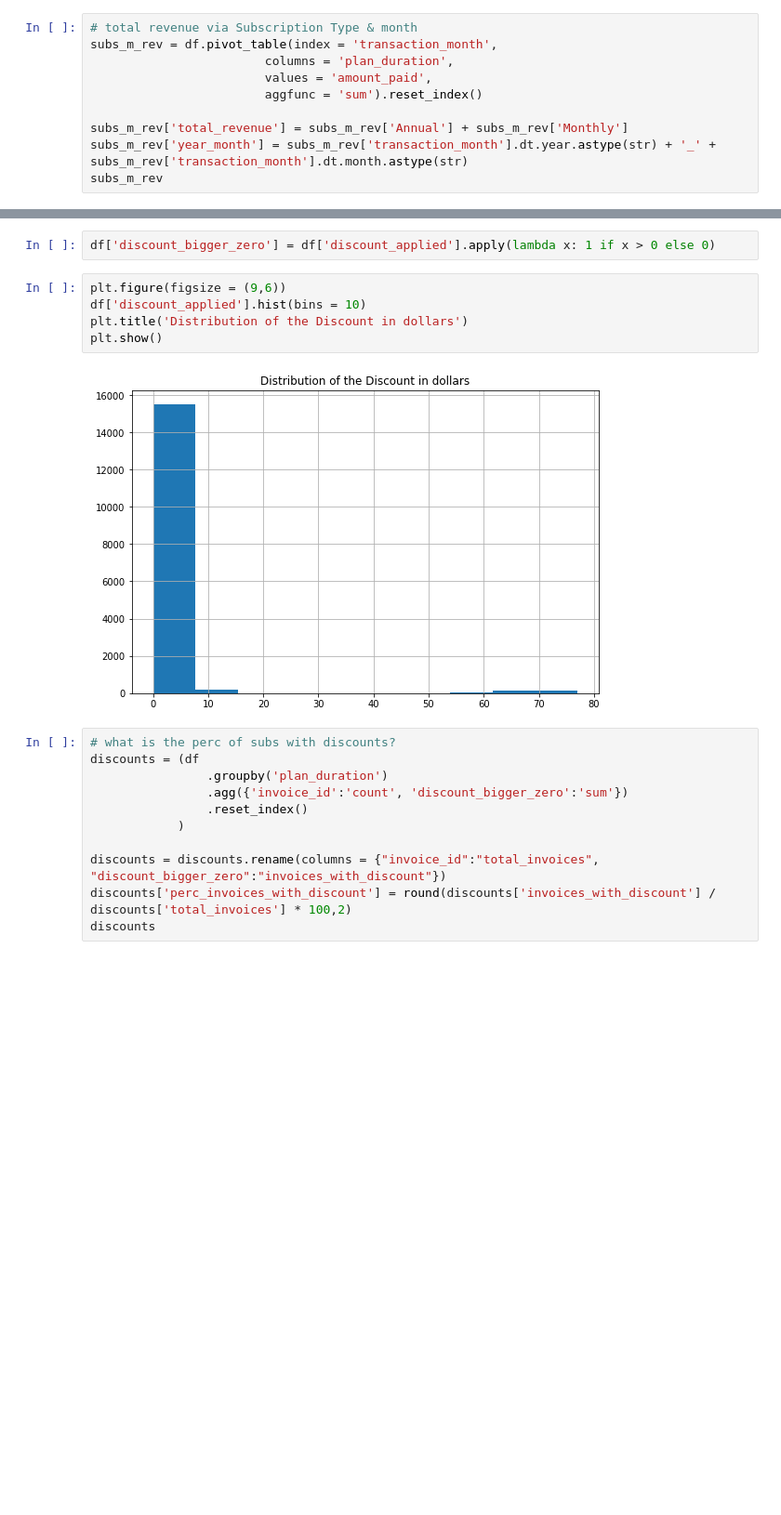
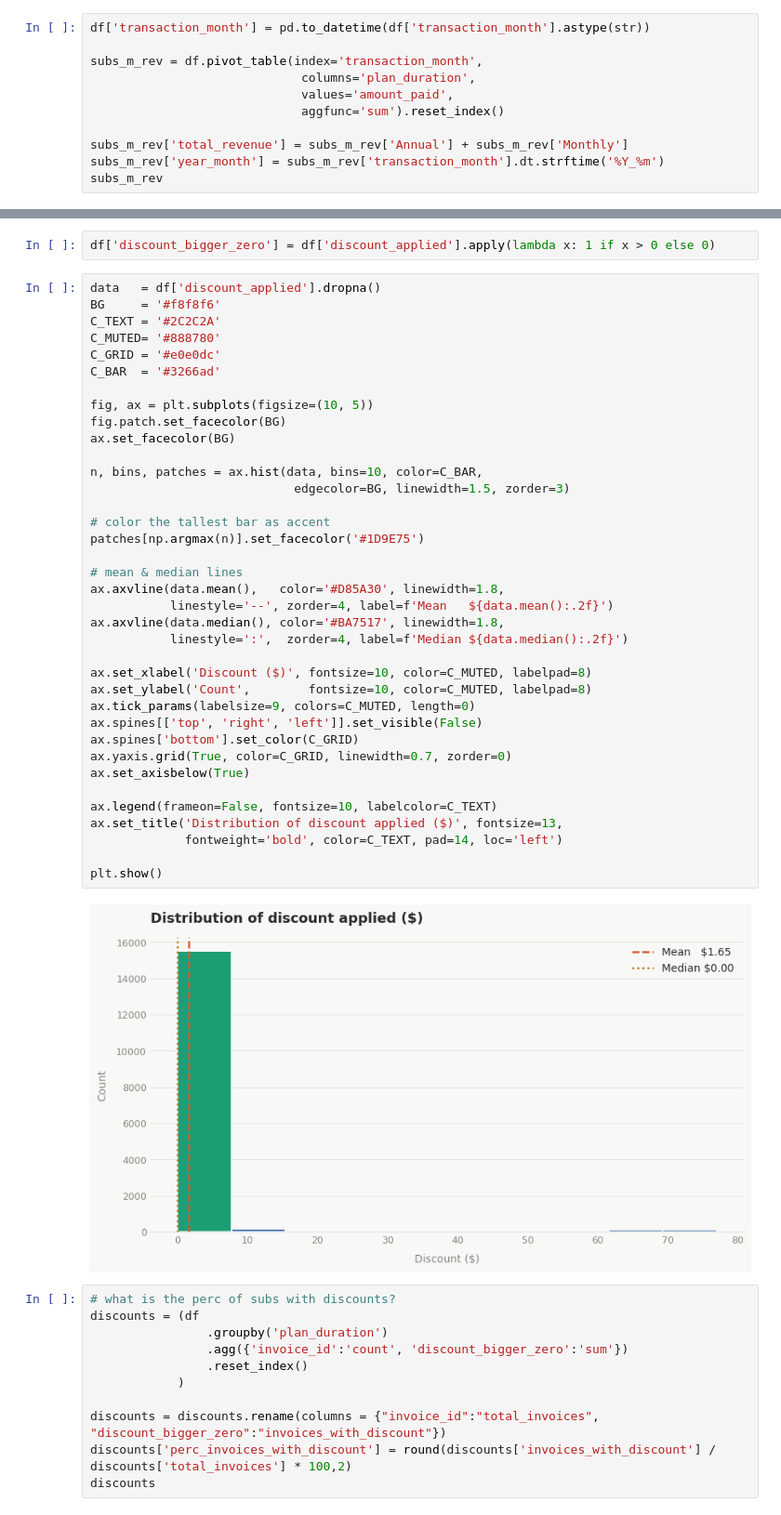
Before and after one commit to maxegorovpt/da_portfolio, a Jupyter notebook: 01_business_cases/adjust_video_service_ltv/video_service_ltv.ipynb, the cells around one changed output, grey strips where cells are left out. Shown at 93% size. Drawn from its saved outputs; the diff is of its cells as text; blank space fills up the shorter version.

```diff
--- a/01_business_cases/adjust_video_service_ltv/video_service_ltv.ipynb
+++ b/01_business_cases/adjust_video_service_ltv/video_service_ltv.ipynb
@@ -299,12 +342,13 @@ plt.show()
 # %%
-# total revenue via Subscription Type & month
-subs_m_rev = df.pivot_table(index = 'transaction_month',
-                        columns = 'plan_duration',
-                        values = 'amount_paid',
-                        aggfunc = 'sum').reset_index()
+df['transaction_month'] = pd.to_datetime(df['transaction_month'].astype(str))
+
+subs_m_rev = df.pivot_table(index='transaction_month',
+                             columns='plan_duration',
+                             values='amount_paid',
+                             aggfunc='sum').reset_index()
 
 subs_m_rev['total_revenue'] = subs_m_rev['Annual'] + subs_m_rev['Monthly']
-subs_m_rev['year_month'] = subs_m_rev['transaction_month'].dt.year.astype(str) + '_' + subs_m_rev['transaction_month'].dt.month.astype(str)
+subs_m_rev['year_month'] = subs_m_rev['transaction_month'].dt.strftime('%Y_%m')
 subs_m_rev
 # %% [output]
 | plan_duration | transaction_month | Annual | Monthly | total_revenue | year_month |
@@ -341,12 +419,44 @@ plt.show()
 # %%
 df['discount_bigger_zero'] = df['discount_applied'].apply(lambda x: 1 if x > 0 else 0)
 # %%
-plt.figure(figsize = (9,6))
-df['discount_applied'].hist(bins = 10)
-plt.title('Distribution of the Discount in dollars')
+data   = df['discount_applied'].dropna()
+BG     = '#f8f8f6'
+C_TEXT = '#2C2C2A'
+C_MUTED= '#888780'
+C_GRID = '#e0e0dc'
+C_BAR  = '#3266ad'
+
+fig, ax = plt.subplots(figsize=(10, 5))
+fig.patch.set_facecolor(BG)
+ax.set_facecolor(BG)
+
+n, bins, patches = ax.hist(data, bins=10, color=C_BAR,
+                            edgecolor=BG, linewidth=1.5, zorder=3)
+
+# color the tallest bar as accent
+patches[np.argmax(n)].set_facecolor('#1D9E75')
+
+# mean & median lines
+ax.axvline(data.mean(),   color='#D85A30', linewidth=1.8,
+           linestyle='--', zorder=4, label=f'Mean   ${data.mean():.2f}')
+ax.axvline(data.median(), color='#BA7517', linewidth=1.8,
+           linestyle=':',  zorder=4, label=f'Median ${data.median():.2f}')
+
+ax.set_xlabel('Discount ($)', fontsize=10, color=C_MUTED, labelpad=8)
+ax.set_ylabel('Count',        fontsize=10, color=C_MUTED, labelpad=8)
+ax.tick_params(labelsize=9, colors=C_MUTED, length=0)
+ax.spines[['top', 'right', 'left']].set_visible(False)
+ax.spines['bottom'].set_color(C_GRID)
+ax.yaxis.grid(True, color=C_GRID, linewidth=0.7, zorder=0)
+ax.set_axisbelow(True)
+
+ax.legend(frameon=False, fontsize=10, labelcolor=C_TEXT)
+ax.set_title('Distribution of discount applied ($)', fontsize=13,
+             fontweight='bold', color=C_TEXT, pad=14, loc='left')
+
 plt.show()
 # %% [output]
-[figure, old version]
+[figure, new version]
 # %%
 # what is the perc of subs with discounts?
 discounts = (df
```
Also changed, not shown: parts of 22 cells of this notebook.
